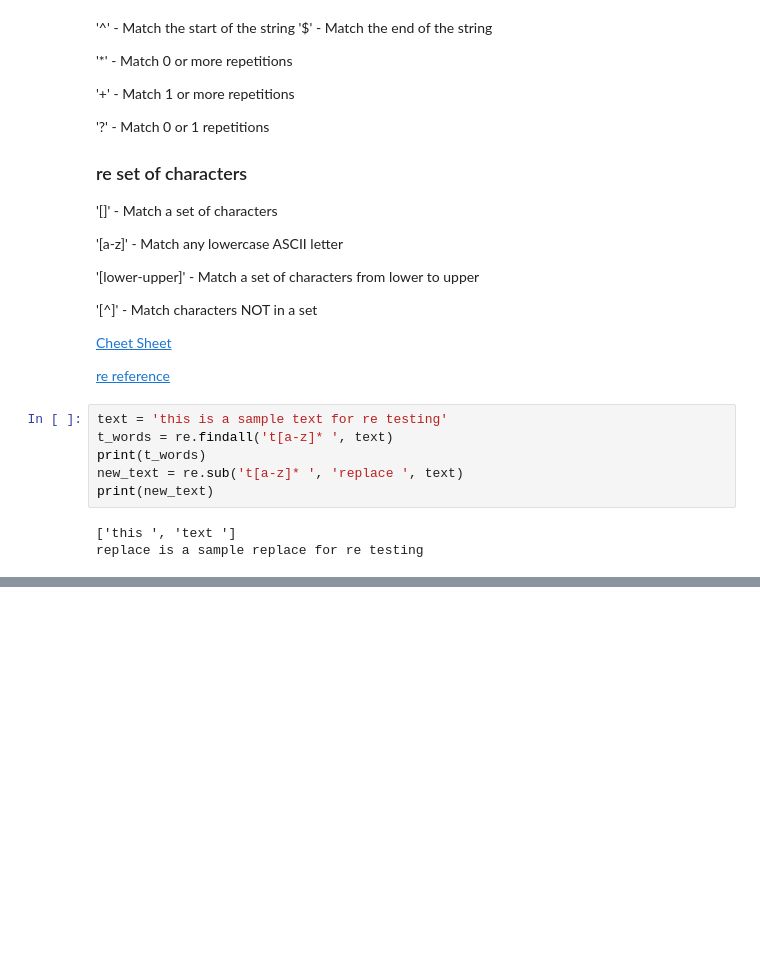
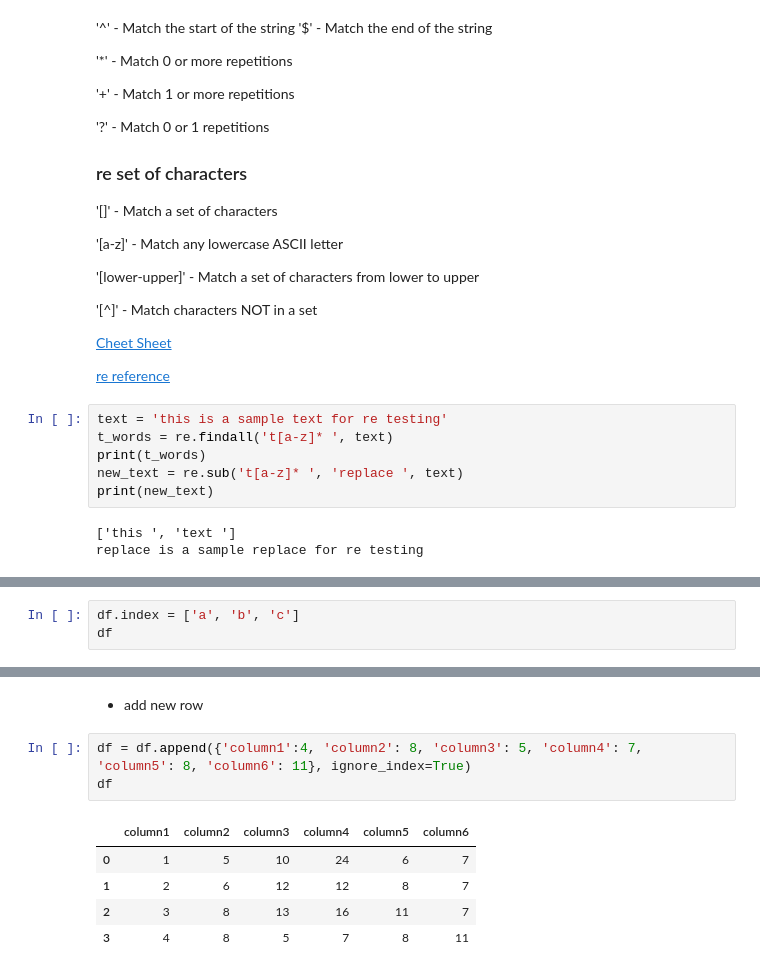
Before and after one commit to avkch/Python-for-beginners, a Jupyter notebook: Python for beginners.ipynb, the cells around one changed output, grey strips where cells are left out. Cells and saved outputs as stored; diff of their text form; blank space fills up the shorter version.

```diff
--- a/Python for beginners.ipynb
+++ b/Python for beginners.ipynb
@@ -818,0 +1742,3 @@ Everything in Python is Object
+# %%
+df.index = ['a', 'b', 'c']
+df
@@ -818,0 +1846,11 @@ Everything in Python is Object
+# %% [markdown]
+* add new row
+# %%
+df = df.append({'column1':4, 'column2': 8, 'column3': 5, 'column4': 7, 'column5': 8, 'column6': 11}, ignore_index=True)
+df
+# %% [output]
+|  | column1 | column2 | column3 | column4 | column5 | column6 |
+| 0 | 1 | 5 | 10 | 24 | 6 | 7 |
+| 1 | 2 | 6 | 12 | 12 | 8 | 7 |
+| 2 | 3 | 8 | 13 | 16 | 11 | 7 |
+| 3 | 4 | 8 | 5 | 7 | 8 | 11 |
```
Also changed, not shown: parts of 186 cells of this notebook.
